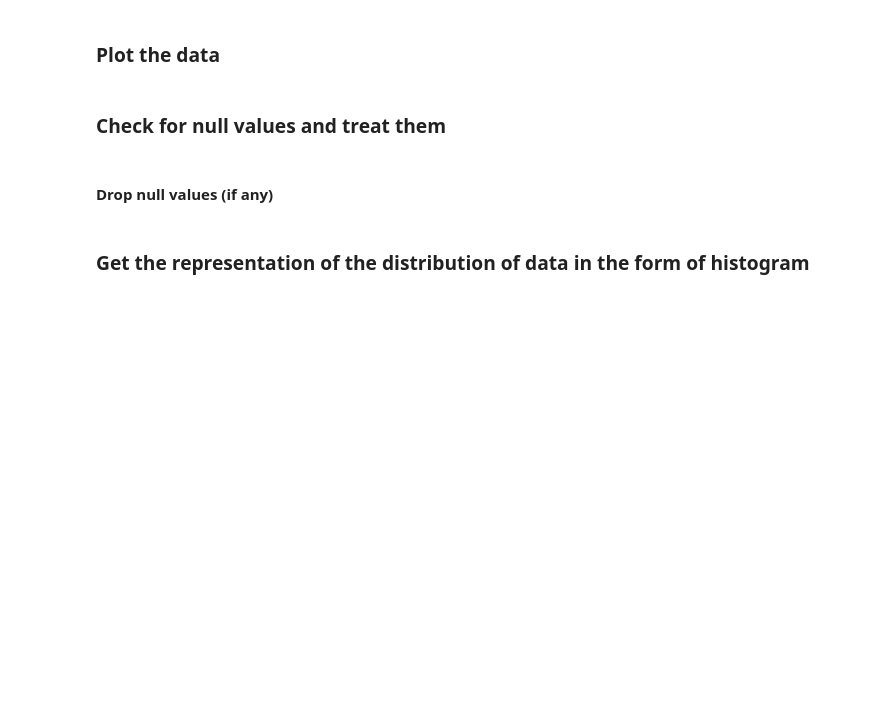
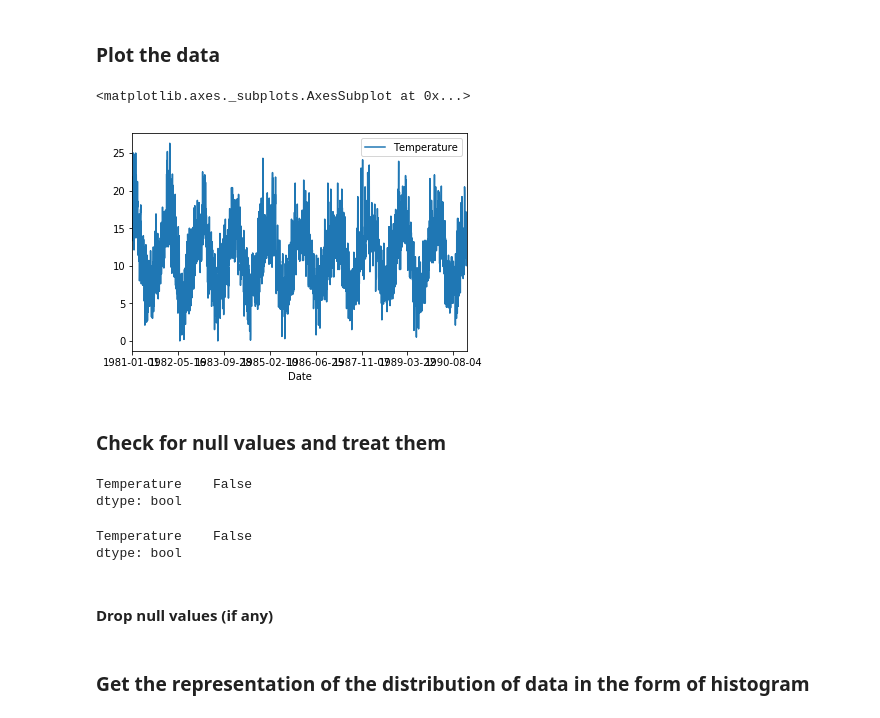
Before and after one commit to GreatLearningAIML1/bangalore-feb-batch-swaraj2204, a Jupyter notebook: R9_Internal_Lab_Questions.ipynb, the cells around one changed output. Drawn from its saved outputs; the diff is of its cells as text; code cells hidden in the pictures; blank space fills up the shorter version.

```diff
--- a/R9_Internal_Lab_Questions.ipynb
+++ b/R9_Internal_Lab_Questions.ipynb
@@ -108,2 +126,5 @@ Units: Degrees Celcius
 # %% [markdown]
 ### Load the  data file
+# %%
+df = pd.read_csv('/gdrive/My Drive/ai-datasets/daily-minimum-temperatures-in-me.csv', index_col='Date')
+df.head(10)
@@ -110,6 +144,21 @@ Units: Degrees Celcius
 # %% [markdown]
 ### Plot the data
+# %%
+df.plot()
+# %% [output]
+<matplotlib.axes._subplots.AxesSubplot at 0x...>
+[figure, added]
 # %% [markdown]
 ### Check for null values and treat them
+# %%
+df.isnull().any()
+# %% [output]
+Temperature    False
+dtype: bool
+# %%
+df.isna().any()
+# %% [output]
+Temperature    False
+dtype: bool
 # %% [markdown]
 #### Drop null values (if any)
```
Also changed, not shown: parts of 22 cells of this notebook.
